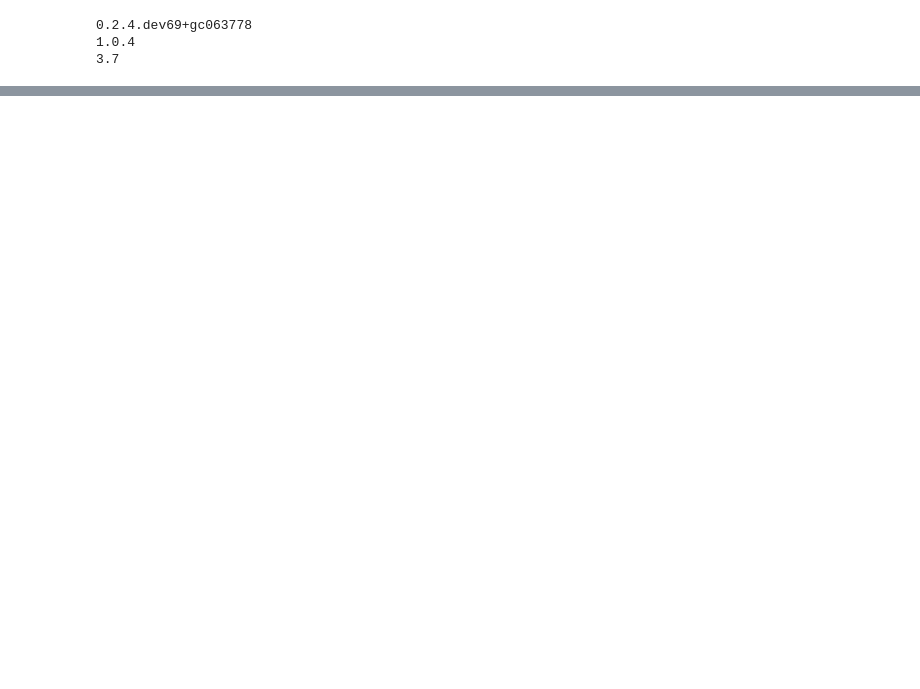
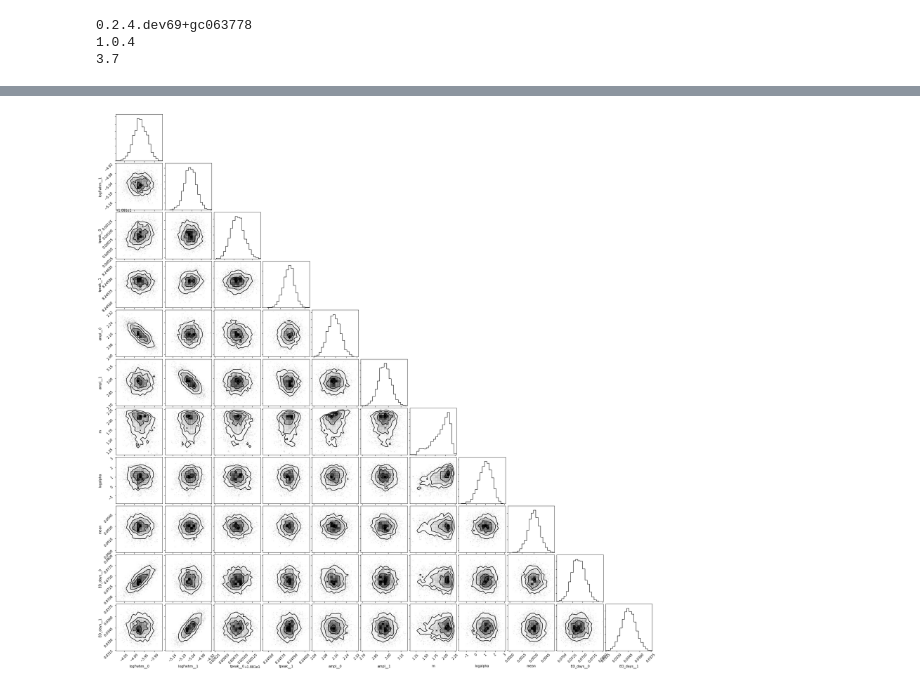
Before and after one commit to mrtommyb/tninja3_tom, a Jupyter notebook: notebooks/testing_flares.ipynb, the cells around one changed output, grey strips where cells are left out. Saved outputs shown, nothing was run; the diff lists cells and outputs as text; code cells hidden in the pictures; blank space fills up the shorter version.

```diff
--- a/notebooks/testing_flares.ipynb
+++ b/notebooks/testing_flares.ipynb
@@ -200,6 +212,6 @@ logp: 16031.040233823496 -> 16031.040233823496
 # %%
 with model:
 
-    trace = pm.sample(tune=3000, draws=2000, start=map_soln2, chains=4,
+    trace = pm.sample(tune=1500, draws=1000, start=map_soln2, chains=4,
                       step=xo.get_dense_nuts_step(target_accept=0.9, doubling=True, adaptation_window=101),
                      )
@@ -205,0 +227,6 @@ with model:
+# %%
+samples = pm.trace_to_dataframe(trace, varnames=["logFwhm", "tpeak", "ampl", "m", "logalpha", "mean", "ED_days"])
+
+_ = corner.corner(samples)
+# %% [output]
+[figure, added]
```
Also changed, not shown: parts of 10 cells of this notebook.
